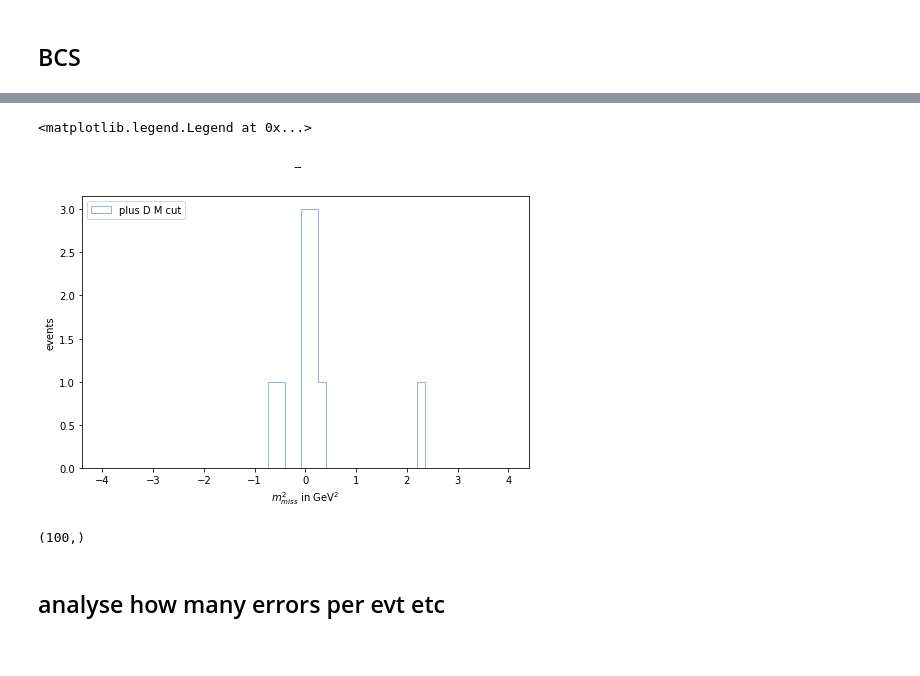
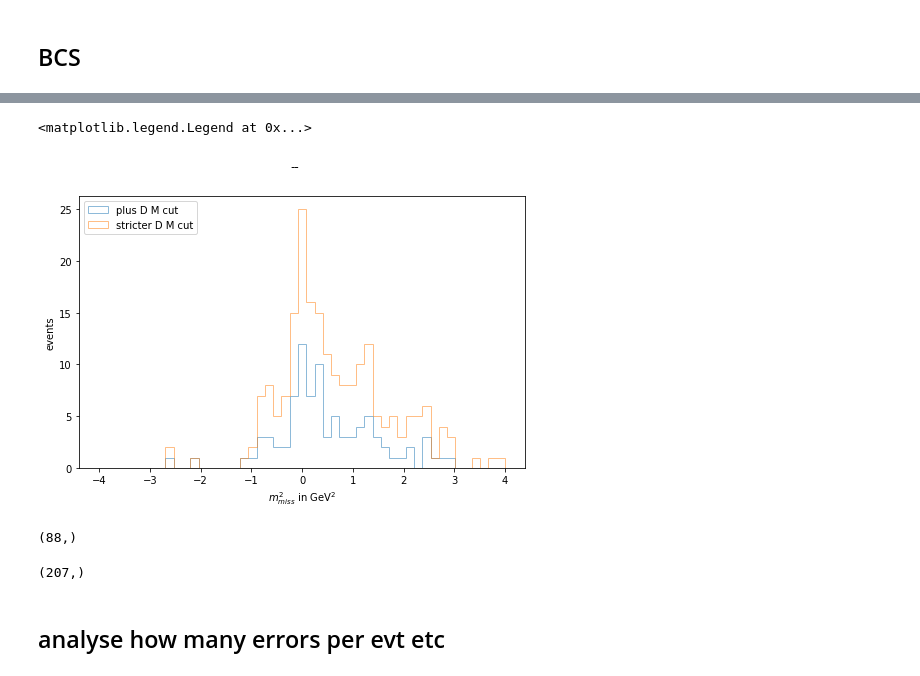
Before and after one commit to axelHeim/MCstudies, a Jupyter notebook: Dstlnu_Bt_generic/load_NN_to_basf2/productive_method/relatedAnalysis/analysis_onlineAppliedNAHS_NN.ipynb, the cells around one changed output, grey strips where cells are left out. Drawn from its saved outputs; the diff is of its cells as text; code cells hidden in the pictures.

```diff
--- a/Dstlnu_Bt_generic/load_NN_to_basf2/productive_method/relatedAnalysis/analysis_onlineAppliedNAHS_NN.ipynb
+++ b/Dstlnu_Bt_generic/load_NN_to_basf2/productive_method/relatedAnalysis/analysis_onlineAppliedNAHS_NN.ipynb
@@ -9,7 +9,8 @@ import sys
 sys.path.insert(1, '/afs/desy.de/user/a/axelheim/private/MC_studies/Dstlnu_Bt_generic/util_funcs/')
 from pandas_colFuncs import B_ID, whichBisSig, D0_decay_type, whichBisSig_NAHS
 # %%
-nfs_path = "/nfs/dust/belle2/user/axelheim/MC_studies/Dstlnu_Bt_generic/appliedNNdata/11thRun/"
+#nfs_path = "/nfs/dust/belle2/user/axelheim/MC_studies/Dstlnu_Bt_generic/appliedNNdata/16thRun/"
+nfs_path = "/nfs/dust/belle2/user/axelheim/MC_studies/Dstlnu_Bt_generic/appliedNNdata/15thRun/sub0/"
 # %%
 Ups4S_file = uproot.open(nfs_path + "Ups4S_NN_predicted.root:variables;1")
 df_Ups4S = Ups4S_file.arrays(library="pd")
@@ -701,3 +463,5 @@ BCS_df["lep_pt"].hist(bins=bins)
+# %%
+deltaE_cut=0.5
 # %%
 fig, ax = plt.subplots()
 
@@ -729,33 +491,38 @@ plt.savefig('plots/ONLINE_APP_FIXED_onlineNN_m2RecoilFilters.pdf')
 # %%
 fig, ax = plt.subplots()
 
 bins = np.linspace(-4, 4, 50)
 
 fig.suptitle('--')
 fig.set_size_inches(8, 5)
 
 ax.set_xlabel(r'$m_{miss}^2$ in GeV$^2$')
 ax.set_ylabel("events")
 
 #ax.hist(BCS_df.m2RecoilSignalSide, bins, alpha=0.5, label="no filter" ,histtype='step')
 #ax.hist(BCS_df[BCS_df.dau0_Mbc > 5.00].m2RecoilSignalSide, bins, alpha=0.5, label="dau0_Mbc > 5.00" ,histtype='step')
 #ax.hist(BCS_df[(BCS_df.dau0_deltaE > -.2) & BCS_df.dau0_deltaE < .2].m2RecoilSignalSide, bins, alpha=0.5, label="abs(dau0_deltaE) < 0.2" ,histtype='step')
 #ax.hist(BCS_df[(BCS_df.Dst_pt < 2.4) & (BCS_df.lep_pt > 1.0)].m2RecoilSignalSide, bins, alpha=0.5, label="Dst_pt < 2.4 & lep_pt > 1.0" ,histtype='step')
 #ax.hist(BCS_df[(BCS_df.lep_pt > 1.0)].m2RecoilSignalSide, bins, alpha=0.5, label="lep_pt > 1.0" ,histtype='step')
 #ax.hist(BCS_df[(BCS_df.Dst_pt < 2.4)].m2RecoilSignalSide, bins, alpha=0.5, label="Dst_pt < 2.4" ,histtype='step')
 #ax.hist(BCS_df[(BCS_df.lep_pt > 1.0) & (BCS_df.dau0_deltaE > -.2) & (BCS_df.dau0_deltaE < .2) & (BCS_df.dau0_Mbc > 5.00)].m2RecoilSignalSide, bins, alpha=0.5, label="lep_pt,dau0_deltaE,dau0_Mbc" ,histtype='step')
 
-tmp2 = BCS_df[(BCS_df.lep_pt > 1.0) & (BCS_df.dau0_deltaE > -.2) & (BCS_df.dau0_deltaE < .2) & (BCS_df.dau0_Mbc > 5.00)]
+tmp2 = BCS_df[(BCS_df.lep_pt > 1.0) & (BCS_df.dau0_deltaE > -deltaE_cut) & (BCS_df.dau0_deltaE < deltaE_cut) & (BCS_df.dau0_Mbc > 5.00)]
 ax.hist(tmp2[(tmp2.D_M > 1.8) & (tmp2.D_M < 1.95)].m2RecoilSignalSide, bins, alpha=0.5, label="plus D M cut" ,histtype='step')
+ax.hist(tmp2[(tmp2.D_M > 1.7) & (tmp2.D_M < 2.05)].m2RecoilSignalSide, bins, alpha=0.5, label="stricter D M cut" ,histtype='step')
 
 ax.legend(loc='upper left')
 # %% [output]
 <matplotlib.legend.Legend at 0x...>
-[figure, old version]
+[figure, new version]
 # %%
 tmp2[(tmp2.D_M > 1.8) & (tmp2.D_M < 1.95)].m2RecoilSignalSide.shape
 # %% [output]
-(100,)
+(88,)
+# %%
+tmp2[(tmp2.D_M > 1.7) & (tmp2.D_M < 2.05)].m2RecoilSignalSide.shape
+# %% [output]
+(207,)
 # %% [markdown]
 ## analyse how many errors per evt etc
 # %%
```
Also changed, not shown: parts of 53 cells of this notebook, 9 other files.
